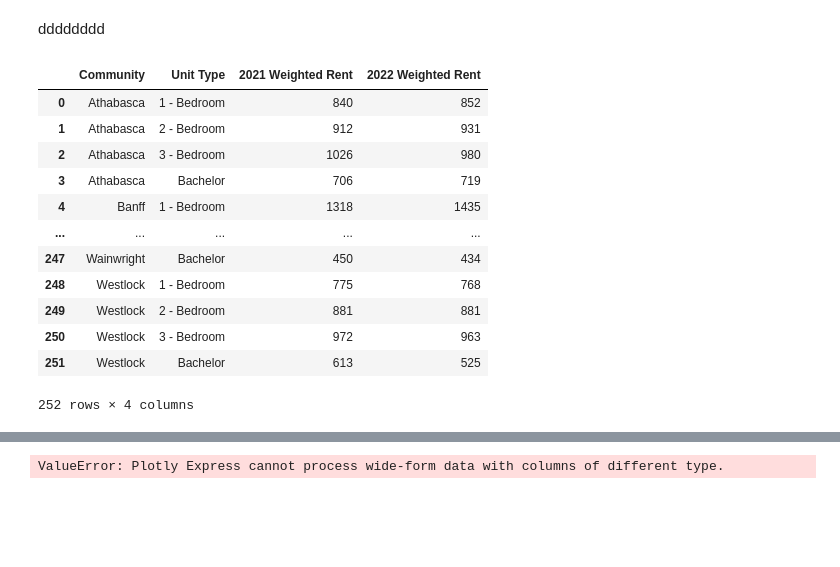
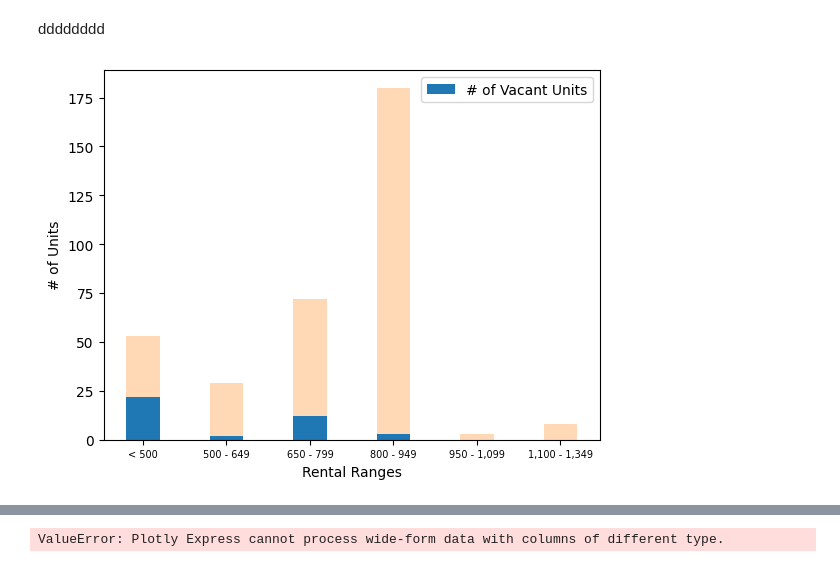
Before and after one commit to Mathemusician1729/DATA-221-Project, a Jupyter notebook: 221-Project.ipynb, the cells around one changed output, grey strips where cells are left out. Cells and saved outputs as stored; diff of their text form; code cells hidden in the pictures; blank space fills up the shorter version.

Commit message:
done some bar charts for vacancy rates

```diff
--- a/221-Project.ipynb
+++ b/221-Project.ipynb
@@ -49,0 +52,4 @@ table9_byAreaNames.sort_values("Area Name")
+# %%
+# Cleaning and getting values from 2b-2
+table2b_2 = pd.read_csv("Matthew's Data/Table 2b - 2.csv")
+table2b_2
@@ -78,20 +93,27 @@ New changes
 # **Visualizations + Analysis:**
 # %% [markdown]
 dddddddd
-# %%
-faceted_data = table8.copy()
-faceted_data
-# %% [output]
-|  | Community | Unit Type | 2021 Weighted Rent | 2022 Weighted Rent |
-| 0 | Athabasca | 1 - Bedroom | 840 | 852 |
-| 1 | Athabasca | 2 - Bedroom | 912 | 931 |
-| 2 | Athabasca | 3 - Bedroom | 1026 | 980 |
-| 3 | Athabasca | Bachelor | 706 | 719 |
-| 4 | Banff | 1 - Bedroom | 1318 | 1435 |
-| ... | ... | ... | ... | ... |
-| 247 | Wainwright | Bachelor | 450 | 434 |
-| 248 | Westlock | 1 - Bedroom | 775 | 768 |
-| 249 | Westlock | 2 - Bedroom | 881 | 881 |
-| 250 | Westlock | 3 - Bedroom | 972 | 963 |
-| 251 | Westlock | Bachelor | 613 | 525 |
-252 rows × 4 columns
+# %%
+# General stuffs
+import matplotlib.pyplot as plt
+import numpy as np
+
+#
+ranges = table2b_2["Rental Range"]
+
+bachelor_rents = ranges.copy()[:6]
+bachelor_vacants = table2b_2["Bachelor Vacant"][:6].apply(lambda x: int(x)) #
+bachelor_units = table2b_2["Bachelor Units"][:6].apply(lambda x: int(x))
+
+# create stacked bar chart out of total sampled
+x_axis = np.arange(len(bachelor_rents))
+plt.bar(x_axis, bachelor_vacants, 0.4, label="# of Vacant Units")
+plt.bar(x_axis, bachelor_units - bachelor_vacants, 0.4, bottom=bachelor_vacants, alpha=0.3)
+
+plt.xticks(x_axis, bachelor_rents, fontsize=7)
+plt.xlabel("Rental Ranges")
+plt.ylabel("# of Units")
+plt.legend()
+plt.show()
+# %% [output]
+[figure, added]
```
Also changed, not shown: parts of 8 cells of this notebook, 1 other file.
